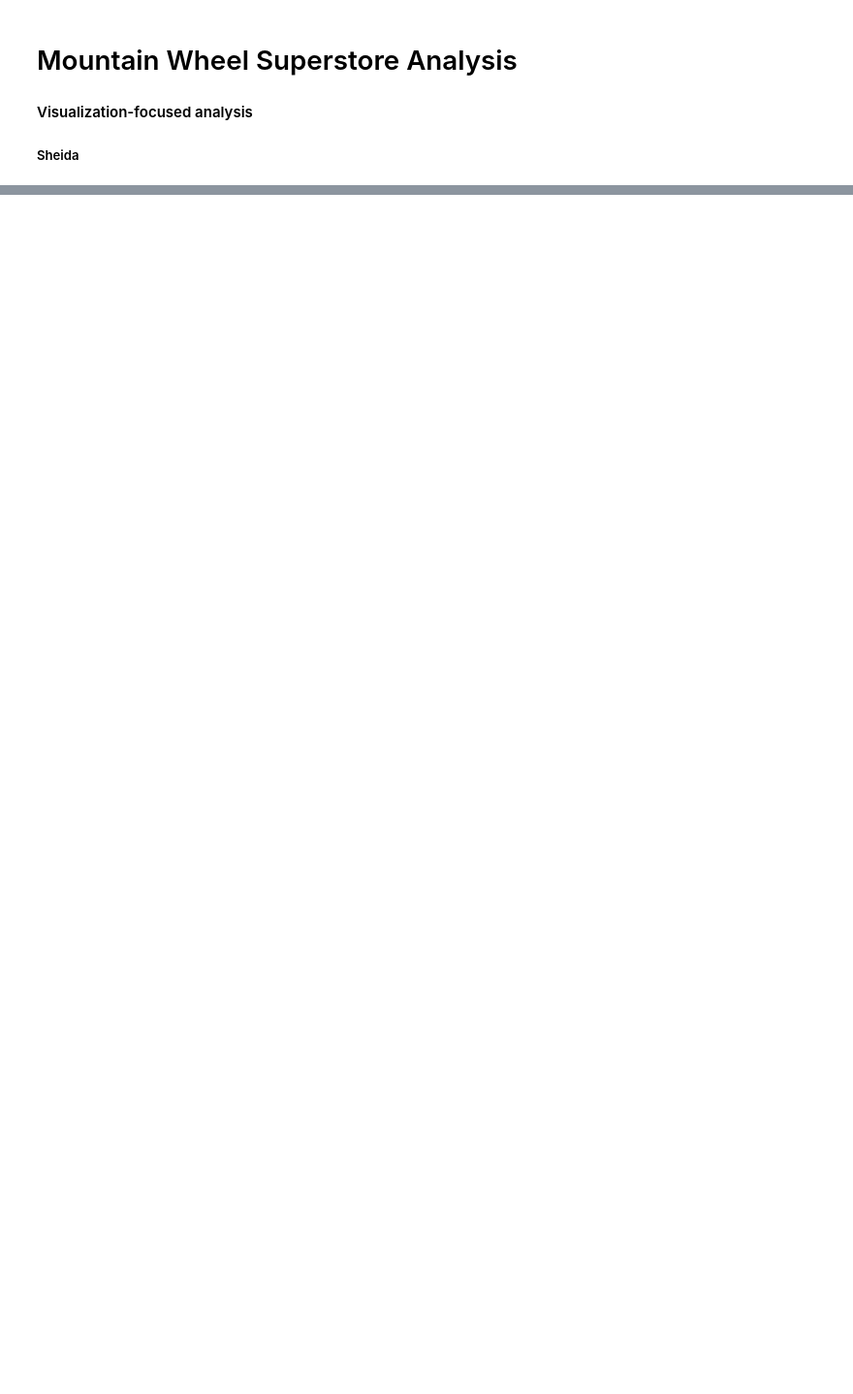
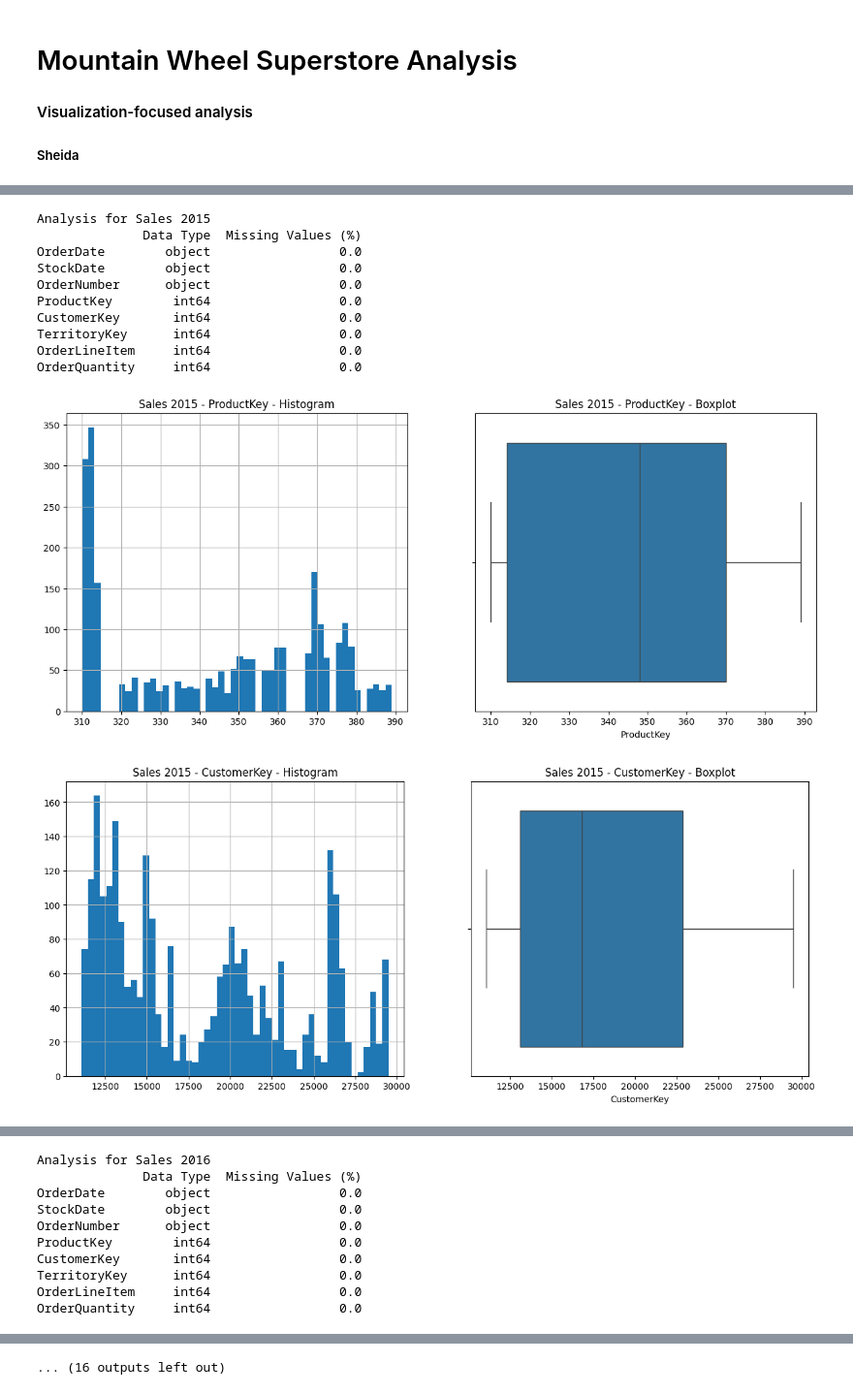
Before and after one commit to SheidaMajidi/Mountain-Wheels-Customer-Insights, a Jupyter notebook: MountainWheelsAnalysis.ipynb, the cells around one changed output, grey strips where cells are left out. Shown: that part at 97% size. Cells and saved outputs as stored; diff of their text form; code cells hidden in the pictures; blank space fills up the shorter version.

```diff
--- a/MountainWheelsAnalysis.ipynb
+++ b/MountainWheelsAnalysis.ipynb
@@ -34,8 +8,0 @@ calendar_df = pd.read_csv(calendar)
-# %%
-# show all the columns
-pd.set_option('display.max_columns', None)
-
-# Check for missing values in all datasets
-for df in [sales_df, customers_df, products_df, product_categories_df, product_subcategories_df,
-           returns_df, return_with_comments_df, territories_df, calendar_df]:
-    print(df.isnull().sum())
@@ -59,0 +27,10 @@ dtype: int64
+# %%
+# Products and Product Categories and Product Subcategories data
+products_file = '/Users/sheidamajidi/Desktop/Winter2024/COURSES/INSY695-PowerBi/Assignments/Assignment1/Data for Assignment 1/Products.csv'
+product_categories_file = '/Users/sheidamajidi/Desktop/Winter2024/COURSES/INSY695-PowerBi/Assignments/Assignment1/Data for Assignment 1/Product-Categories.csv'
+product_subcategories_file = '/Users/sheidamajidi/Desktop/Winter2024/COURSES/INSY695-PowerBi/Assignments/Assignment1/Data for Assignment 1/Product-Subcategories.csv'
+
+products = pd.read_csv(products_file)
+product_categories = pd.read_csv(product_categories_file)
+product_subcategories = pd.read_csv(product_subcategories_file)
+combined_sales = pd.read_csv(combined_sales_file)
@@ -59,0 +86,44 @@ dtype: int64
+# %%
+# Analyzing each DataFrame
+dataframes = {
+    'Sales 2015': sales_2015,
+    'Sales 2016': sales_2016,
+    'Sales 2017': sales_2017,
+    'Products': products,
+    'Product Categories': product_categories,
+    'Product Subcategories': product_subcategories
+}
+
+for name, df in dataframes.items():
+    print(f"Analysis for {name}")
+    data_types = df.dtypes
+    missing_values = df.isnull().mean() * 100
+    analysis = pd.DataFrame({'Data Type': data_types, 'Missing Values (%)': missing_values})
+    print(analysis, "\n")
+
+    # Visualizing distributions and potential outliers/noise for numeric columns
+    for column in df.select_dtypes(include=['float64', 'int64']):
+        plt.figure(figsize=(15, 6))
+
+        plt.subplot(1, 2, 1)
+        df[column].hist(bins=50)
+        plt.title(f"{name} - {column} - Histogram")
+
+        plt.subplot(1, 2, 2)
+        sns.boxplot(x=df[column])
+        plt.title(f"{name} - {column} - Boxplot")
+
+        plt.show()
+# %% [output]
+Analysis for Sales 2015
+              Data Type  Missing Values (%)
+OrderDate        object                 0.0
+StockDate        object                 0.0
+OrderNumber      object                 0.0
+ProductKey        int64                 0.0
+CustomerKey       int64                 0.0
+TerritoryKey      int64                 0.0
+OrderLineItem     int64                 0.0
+OrderQuantity     int64                 0.0
+[figure, added]
+[figure, added]
@@ -59,0 +133,10 @@ dtype: int64
+Analysis for Sales 2016
+              Data Type  Missing Values (%)
+OrderDate        object                 0.0
+StockDate        object                 0.0
+OrderNumber      object                 0.0
+ProductKey        int64                 0.0
+CustomerKey       int64                 0.0
+TerritoryKey      int64                 0.0
+OrderLineItem     int64                 0.0
+OrderQuantity     int64                 0.0
@@ -59,0 +148 @@ dtype: int64
+... (16 outputs left out)
```
Also changed, not shown: parts of 8 cells of this notebook.
